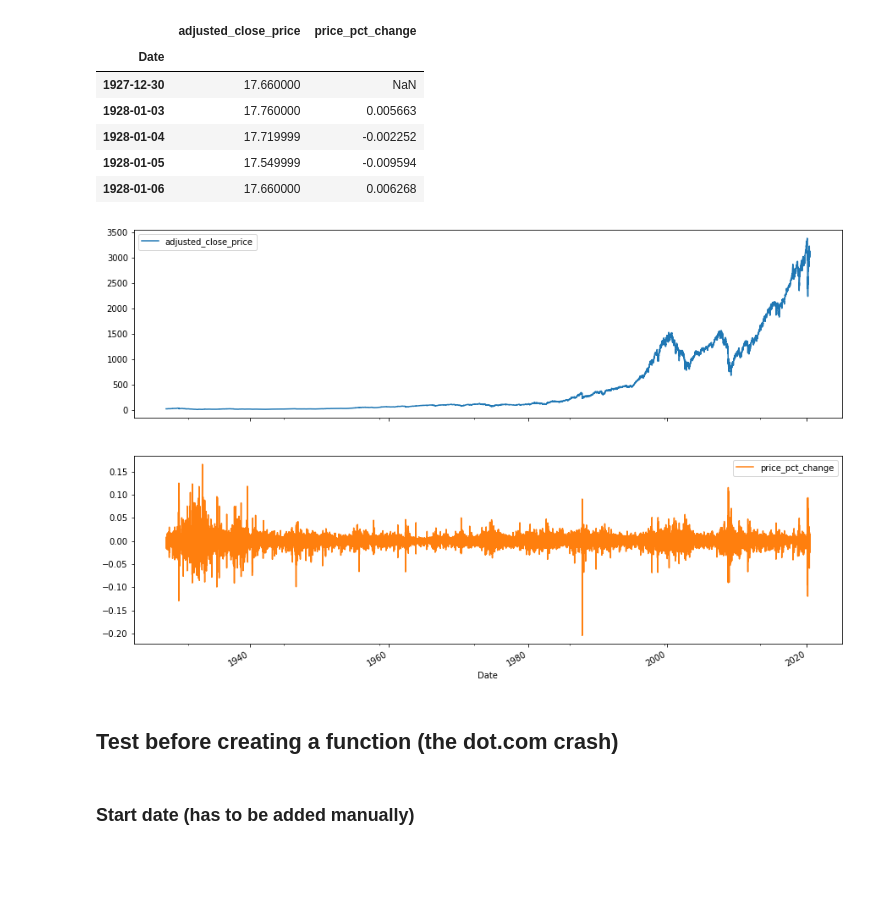
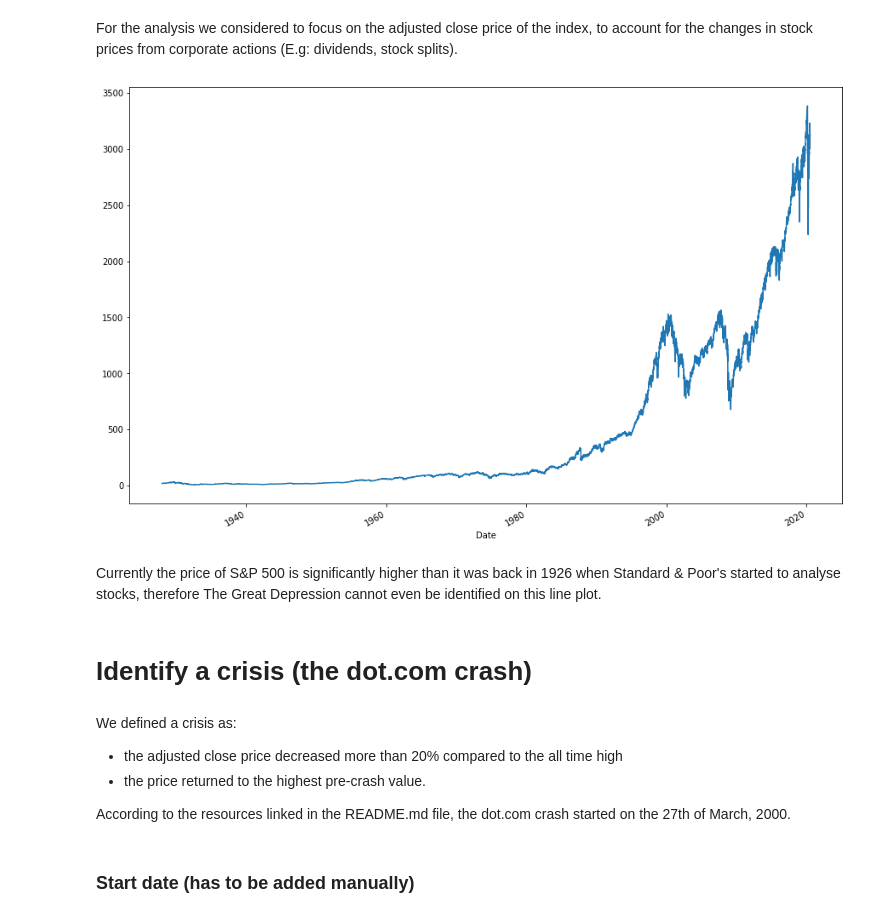
Before and after one commit to robertbozsik/impacts-of-covid19, a Jupyter notebook: recessions_without_new_lows.ipynb, the cells around one changed output. Drawn from its saved outputs; the diff is of its cells as text; code cells hidden in the pictures; blank space fills up the shorter version.

```diff
--- a/recessions_without_new_lows.ipynb
+++ b/recessions_without_new_lows.ipynb
@@ -11,6 +17,4 @@ from datetime import timedelta
 # %%
 sp500 = pd.read_csv('Data/Input/^GSPC (S&P 500 max).csv', parse_dates=True, index_col='Date')
-sp500 = sp500.rename(columns={'Adj Close': 'adjusted_close_price'})
-sp500 = sp500[['adjusted_close_price']]
 sp500.head()
 # %% [output]
@@ -56,21 +58,19 @@ sp500.describe()
-# %%
-sp500 = sp500.assign(price_pct_change=sp500.pct_change())
-# %%
-sp500.head()
-# %% [output]
-|  | adjusted_close_price | price_pct_change |
-| Date |  |  |
-| 1927-12-30 | 17.660000 | NaN |
-| 1928-01-03 | 17.760000 | 0.005663 |
-| 1928-01-04 | 17.719999 | -0.002252 |
-| 1928-01-05 | 17.549999 | -0.009594 |
-| 1928-01-06 | 17.660000 | 0.006268 |
+# %% [markdown]
+For the analysis we considered to focus on the adjusted close price of the index, to account for the changes in stock prices from corporate actions (E.g: dividends, stock splits).
 # %%
-sp500.plot(subplots=True, figsize=(15,10));
+sp500['Adj Close'].plot(figsize=(15,10));
 # %% [output]
-[figure, old version]
+[figure, new version]
+# %% [markdown]
+Currently the price of S&P 500 is significantly higher than it was back in 1926 when Standard & Poor's started to analyse stocks, therefore The Great Depression cannot even be identified on this line plot.
 # %% [markdown]
-## Test before creating a function (the dot.com crash)
+# Identify a crisis (the dot.com crash)
+# %% [markdown]
+We defined a crisis as:
+ - the adjusted close price decreased more than 20% compared to the all time high
+ - the price returned to the highest pre-crash value.
+
+According to the resources linked in the README.md file, the dot.com crash started on the 27th of March, 2000.
 # %% [markdown]
 ### Start date (has to be added manually)
 # %%
```
Also changed, not shown: parts of 52 cells of this notebook.
